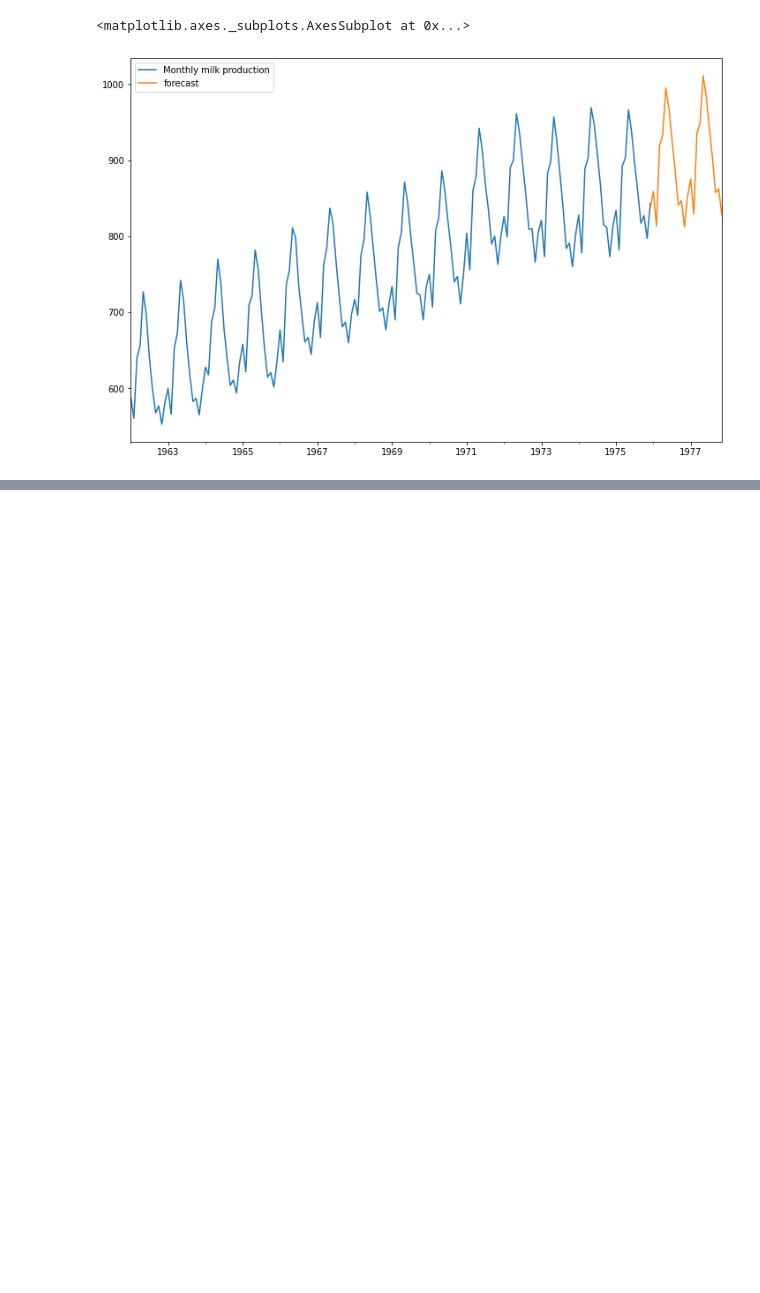
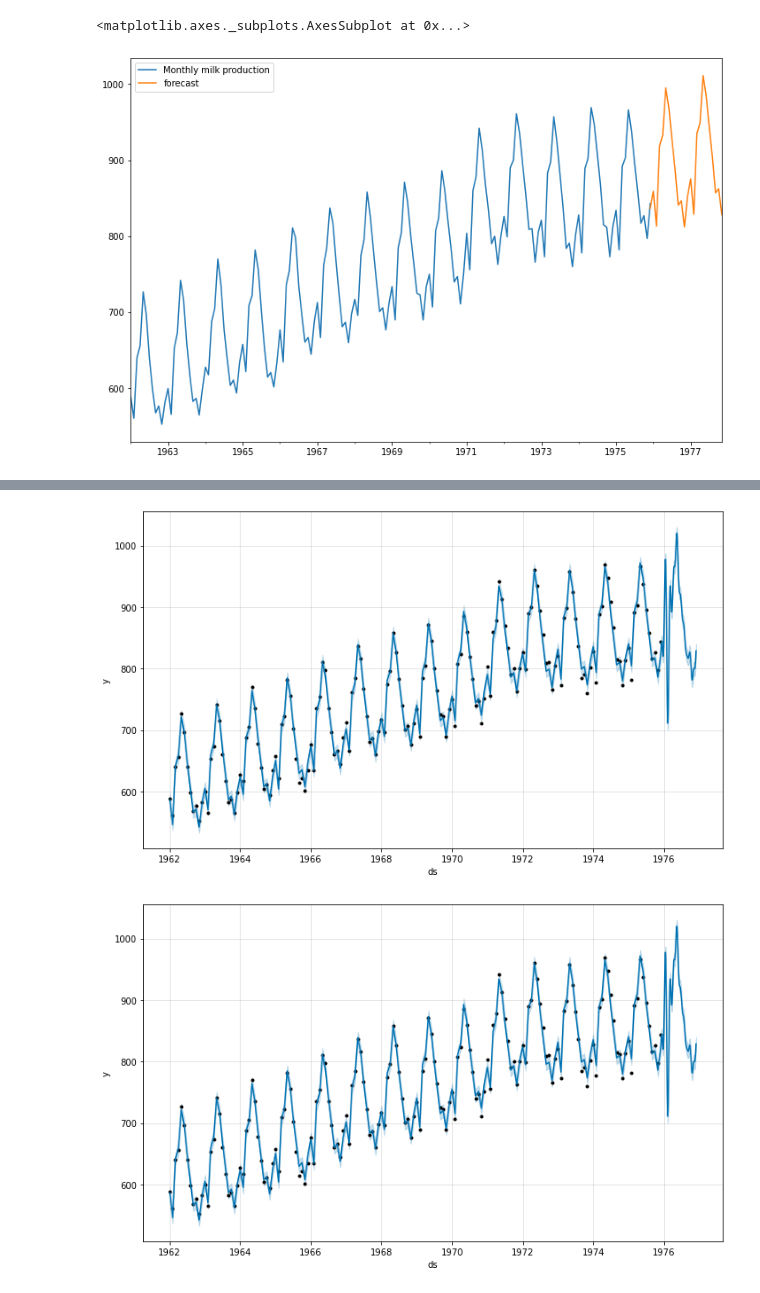
Before and after one commit to Ali-Asgar-Lakdawala/Forcasting, a Jupyter notebook: Monthly_milk_production_forcast.ipynb, the cells around one changed output, grey strips where cells are left out. Drawn from its saved outputs; the diff is of its cells as text; code cells hidden in the pictures; blank space fills up the shorter version.

```diff
--- a/Monthly_milk_production_forcast.ipynb
+++ b/Monthly_milk_production_forcast.ipynb
@@ -224,0 +291,2 @@ future_df[['Monthly milk production','forecast']].plot(figsize=(12,8))
+# %%
+fb_df.columns=["ds","y"]
@@ -224,0 +311,3 @@ future_df[['Monthly milk production','forecast']].plot(figsize=(12,8))
+# %%
+model=Prophet()
+model.fit(fb_df)
@@ -224,0 +318,4 @@ future_df[['Monthly milk production','forecast']].plot(figsize=(12,8))
+# %%
+future_dates=model.make_future_dataframe(periods=365)
+# %%
+prediction=model.predict(future_dates)
@@ -224,0 +340,5 @@ future_df[['Monthly milk production','forecast']].plot(figsize=(12,8))
+# %%
+model.plot(prediction)
+# %% [output]
+[figure, added]
+[figure, added]
```
Also changed, not shown: parts of 31 cells of this notebook.
